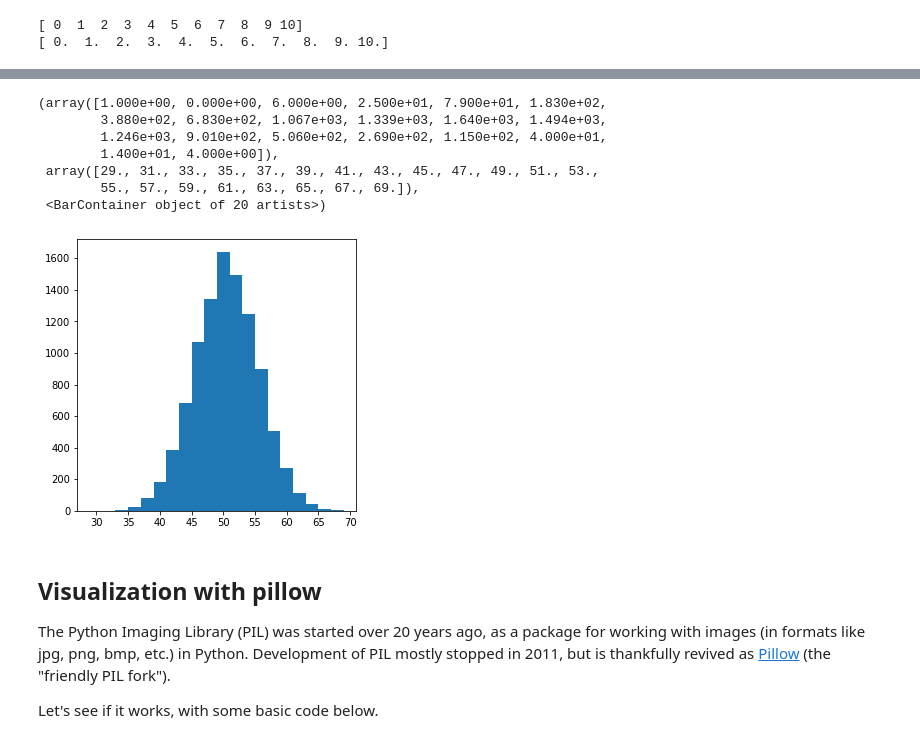
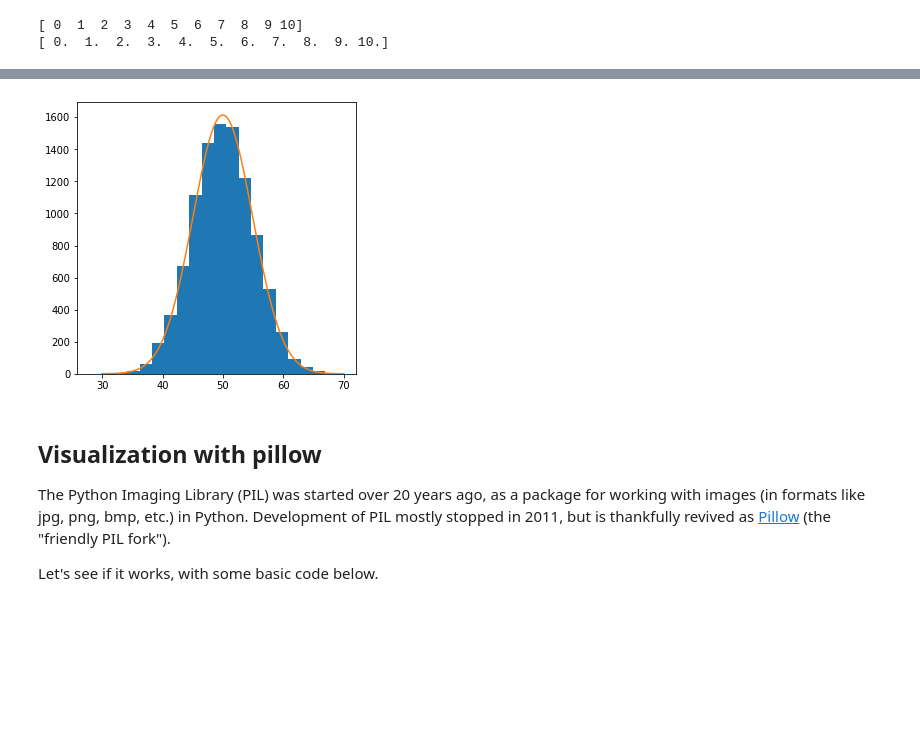
Before and after one commit to EvanSpanier/Math-152, a Jupyter notebook: P4M_Notebook_4.ipynb, the cells around one changed output, grey strips where cells are left out. Cells and saved outputs as stored; diff of their text form; code cells hidden in the pictures; blank space fills up the shorter version.

```diff
--- a/P4M_Notebook_4.ipynb
+++ b/P4M_Notebook_4.ipynb
@@ -1084,19 +1086,19 @@ plt.scatter(xlist,ylist)
+# %%
+#3
+R=np.random.choice([0,1],(10000,100))
+S=np.sum(R,axis=1)
+mean=np.mean(S)
+sd=np.std(S)
+x_axis=np.linspace(30,70,400)
 # %%
 #3
-R=np.random.choice([0,1],(10000,100))
-S=np.sum(R,axis=1)
 plt.figure(figsize=(5,5))
 plt.hist(S,bins=20) # The horizontal center of the histogram is the sum of the average value of the numbers chosen
 # In this case we have 0 and 1 so the average is 0.5, 100 times is 50
+plt.plot(x_axis, 20000*norm.pdf(x_axis, mean, sd)) #
+plt.show()
 # %% [output]
-(array([1.000e+00, 0.000e+00, 6.000e+00, 2.500e+01, 7.900e+01, 1.830e+02,
-        3.880e+02, 6.830e+02, 1.067e+03, 1.339e+03, 1.640e+03, 1.494e+03,
-        1.246e+03, 9.010e+02, 5.060e+02, 2.690e+02, 1.150e+02, 4.000e+01,
-        1.400e+01, 4.000e+00]),
- array([29., 31., 33., 35., 37., 39., 41., 43., 45., 47., 49., 51., 53.,
-        55., 57., 59., 61., 63., 65., 67., 69.]),
- <BarContainer object of 20 artists>)
-[figure, old version]
+[figure, new version]
 # %% [markdown]
 ## Visualization with pillow
 
```
Also changed, not shown: parts of 2 cells of this notebook.
